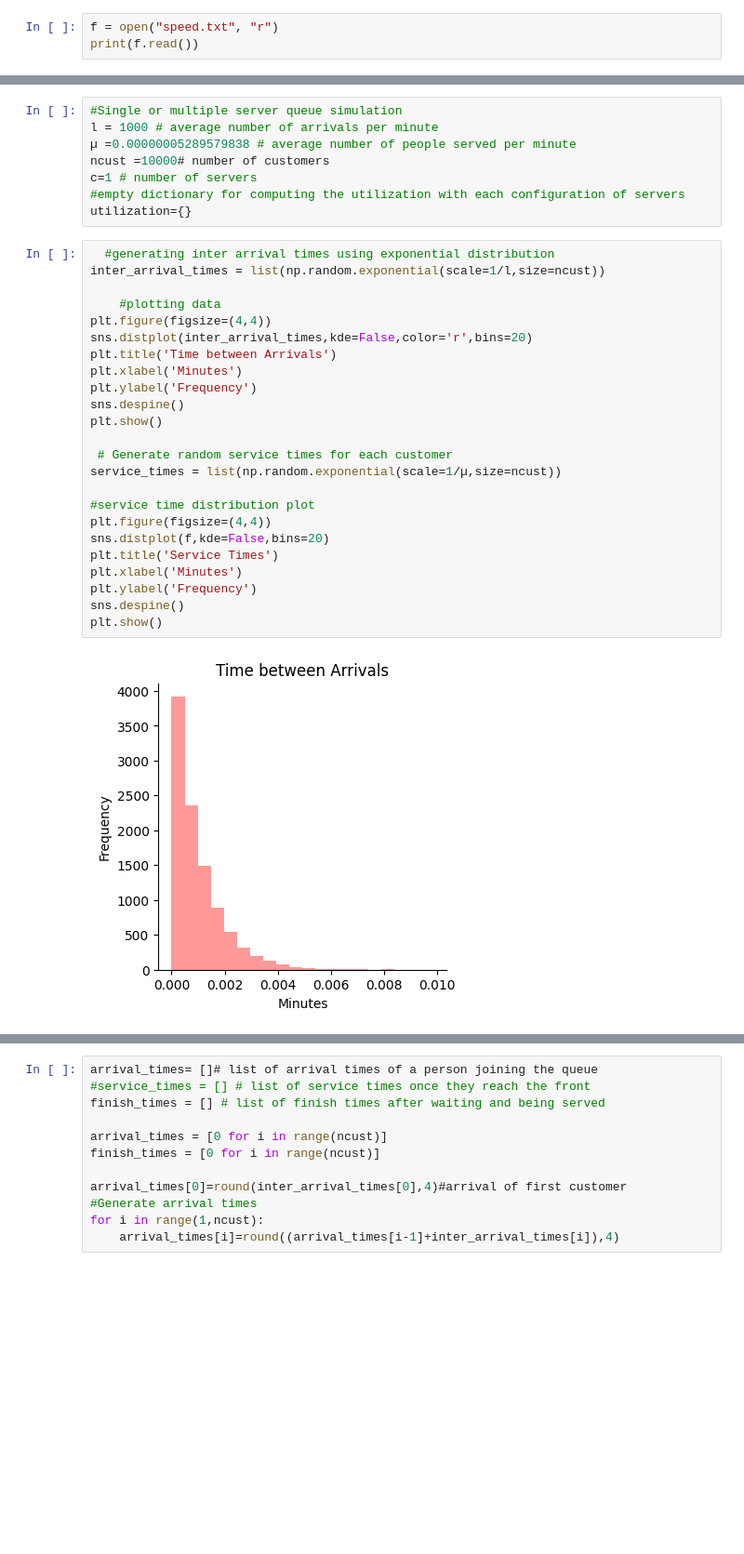
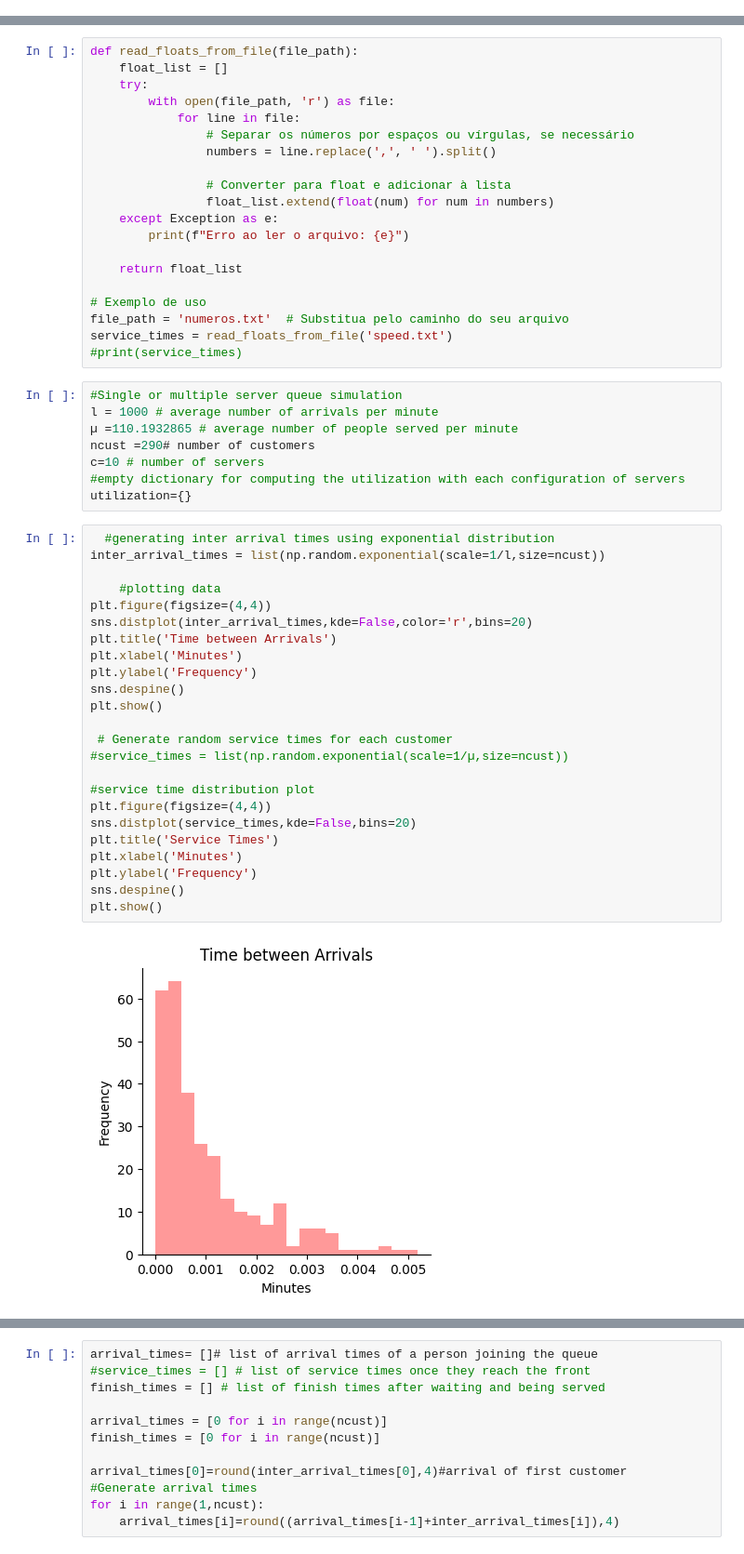
Before and after one commit to Jaquedonin/TeoriaDeFilas, a Jupyter notebook: Simulação.ipynb, the cells around one changed output, grey strips where cells are left out. Shown: that part at 93% size. Cells and saved outputs as stored; diff of their text form; blank space fills up the shorter version.

```diff
--- a/Simulação.ipynb
+++ b/Simulação.ipynb
@@ -5,6 +6,3 @@ import warnings
 warnings.filterwarnings('ignore')
 # set seed for reproducibility
 np.random.seed(0)
-# %%
-f = open("speed.txt", "r")
-print(f.read())
@@ -29,34 +9,54 @@ print(f.read())
+# %%
+def read_floats_from_file(file_path):
+    float_list = []
+    try:
+        with open(file_path, 'r') as file:
+            for line in file:
+                # Separar os números por espaços ou vírgulas, se necessário
+                numbers = line.replace(',', ' ').split()
+
+                # Converter para float e adicionar à lista
+                float_list.extend(float(num) for num in numbers)
+    except Exception as e:
+        print(f"Erro ao ler o arquivo: {e}")
+
+    return float_list
+
+# Exemplo de uso
+file_path = 'numeros.txt'  # Substitua pelo caminho do seu arquivo
+service_times = read_floats_from_file('speed.txt')
+#print(service_times)
 # %%
 #Single or multiple server queue simulation
 l = 1000 # average number of arrivals per minute
-µ =0.00000005289579838 # average number of people served per minute
-ncust =10000# number of customers
-c=1 # number of servers
+µ =110.1932865 # average number of people served per minute
+ncust =290# number of customers
+c=10 # number of servers
 #empty dictionary for computing the utilization with each configuration of servers
 utilization={}
 # %%
   #generating inter arrival times using exponential distribution
 inter_arrival_times = list(np.random.exponential(scale=1/l,size=ncust))
 
     #plotting data
 plt.figure(figsize=(4,4))
 sns.distplot(inter_arrival_times,kde=False,color='r',bins=20)
 plt.title('Time between Arrivals')
 plt.xlabel('Minutes')
 plt.ylabel('Frequency')
 sns.despine()
 plt.show()
 
  # Generate random service times for each customer
-service_times = list(np.random.exponential(scale=1/µ,size=ncust))
+#service_times = list(np.random.exponential(scale=1/µ,size=ncust))
 
 #service time distribution plot
 plt.figure(figsize=(4,4))
-sns.distplot(f,kde=False,bins=20)
+sns.distplot(service_times,kde=False,bins=20)
 plt.title('Service Times')
 plt.xlabel('Minutes')
 plt.ylabel('Frequency')
 sns.despine()
 plt.show()
 # %% [output]
-[figure, old version]
+[figure, new version]
```
Also changed, not shown: parts of 10 cells of this notebook, 1 other file.
